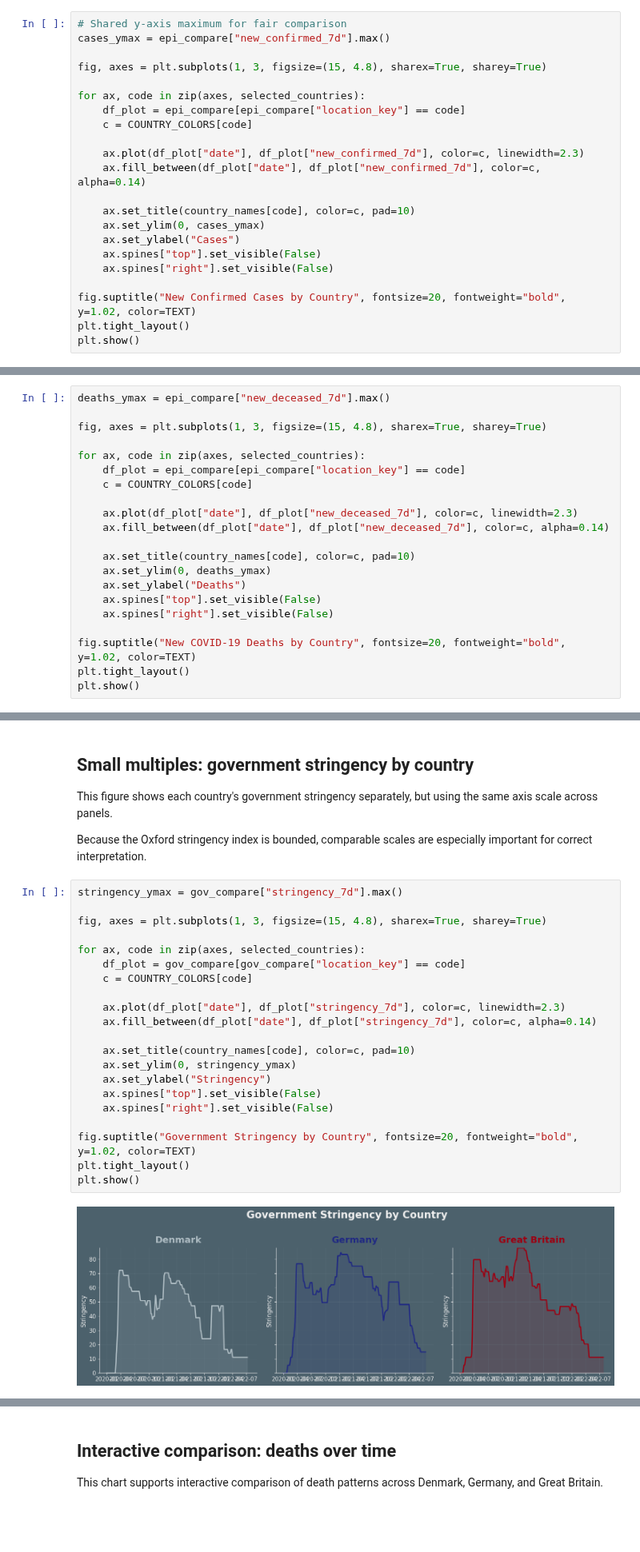
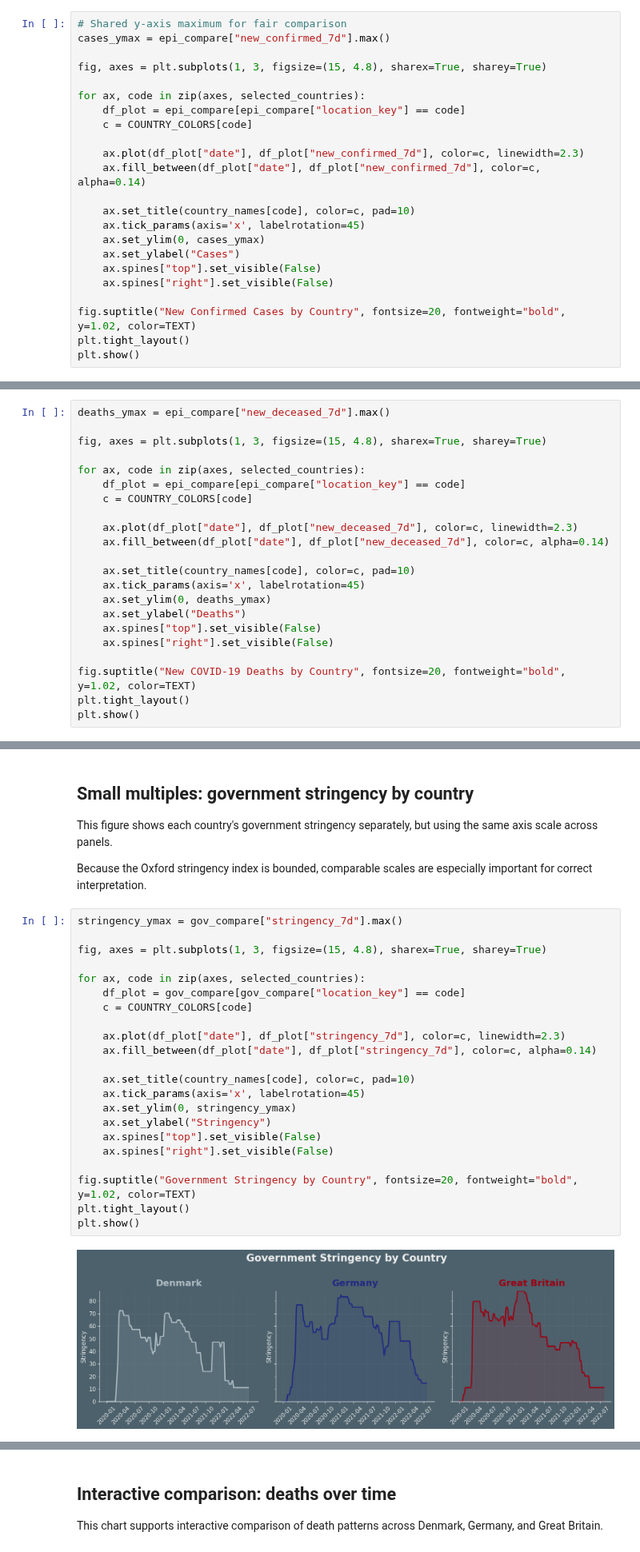
Before and after one commit to vichalder/final_project, a Jupyter notebook: notebooks/Kats_arbejdsfil.ipynb, the cells around one changed output, grey strips where cells are left out. Shown at 80% size. Cells and saved outputs as stored; diff of their text form; blank space fills up the shorter version.

```diff
--- a/notebooks/Kats_arbejdsfil.ipynb
+++ b/notebooks/Kats_arbejdsfil.ipynb
@@ -707,6 +709,7 @@ for ax, code in zip(axes, selected_countries):
     ax.fill_between(df_plot["date"], df_plot["new_confirmed_7d"], color=c, alpha=0.14)
 
     ax.set_title(country_names[code], color=c, pad=10)
+    ax.tick_params(axis='x', labelrotation=45)
     ax.set_ylim(0, cases_ymax)
     ax.set_ylabel("Cases")
     ax.spines["top"].set_visible(False)
@@ -736,6 +739,7 @@ for ax, code in zip(axes, selected_countries):
     ax.fill_between(df_plot["date"], df_plot["new_deceased_7d"], color=c, alpha=0.14)
 
     ax.set_title(country_names[code], color=c, pad=10)
+    ax.tick_params(axis='x', labelrotation=45)
     ax.set_ylim(0, deaths_ymax)
     ax.set_ylabel("Deaths")
     ax.spines["top"].set_visible(False)
@@ -755,26 +759,27 @@ Because the Oxford stringency index is bounded, comparable scales are especially
 # %%
 stringency_ymax = gov_compare["stringency_7d"].max()
 
 fig, axes = plt.subplots(1, 3, figsize=(15, 4.8), sharex=True, sharey=True)
 
 for ax, code in zip(axes, selected_countries):
     df_plot = gov_compare[gov_compare["location_key"] == code]
     c = COUNTRY_COLORS[code]
 
     ax.plot(df_plot["date"], df_plot["stringency_7d"], color=c, linewidth=2.3)
     ax.fill_between(df_plot["date"], df_plot["stringency_7d"], color=c, alpha=0.14)
 
     ax.set_title(country_names[code], color=c, pad=10)
+    ax.tick_params(axis='x', labelrotation=45)
     ax.set_ylim(0, stringency_ymax)
     ax.set_ylabel("Stringency")
     ax.spines["top"].set_visible(False)
     ax.spines["right"].set_visible(False)
 
 fig.suptitle("Government Stringency by Country", fontsize=20, fontweight="bold", y=1.02, color=TEXT)
 plt.tight_layout()
 plt.show()
 # %% [output]
-[figure, old version]
+[figure, new version]
 # %% [markdown]
 ## Cases and government response by country
 
```
Also changed, not shown: parts of 5 cells of this notebook.
